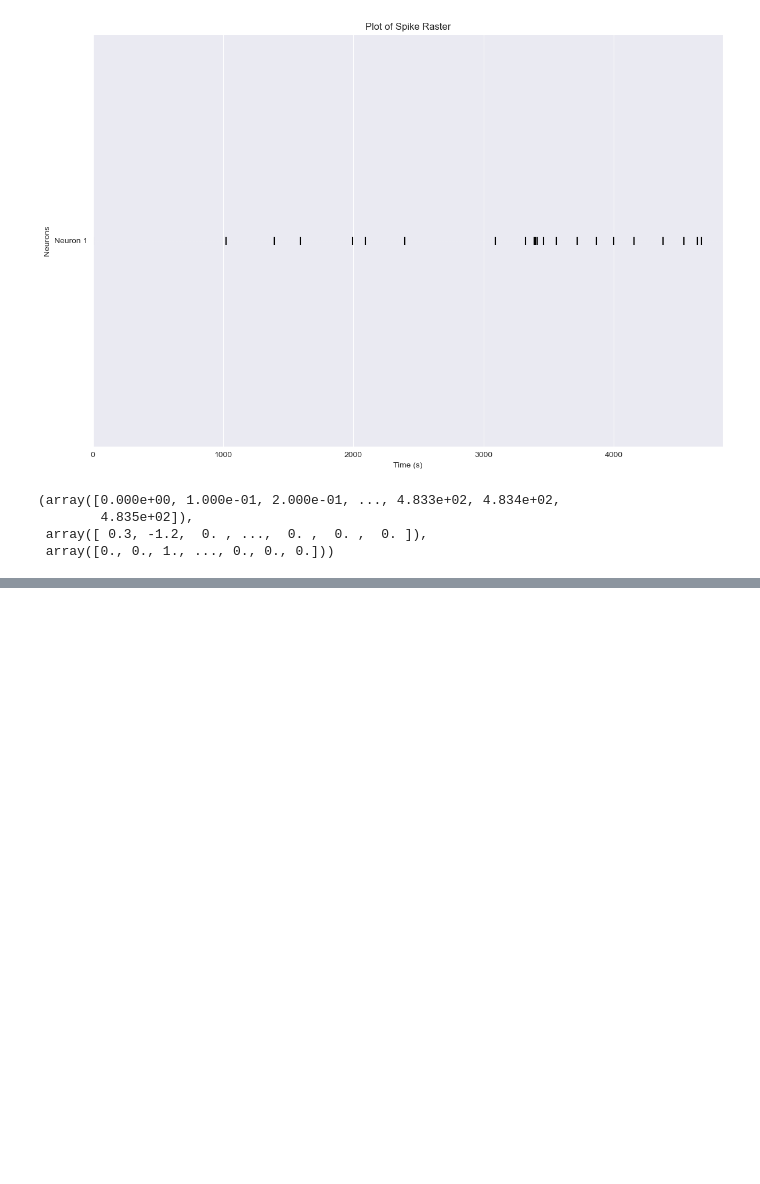
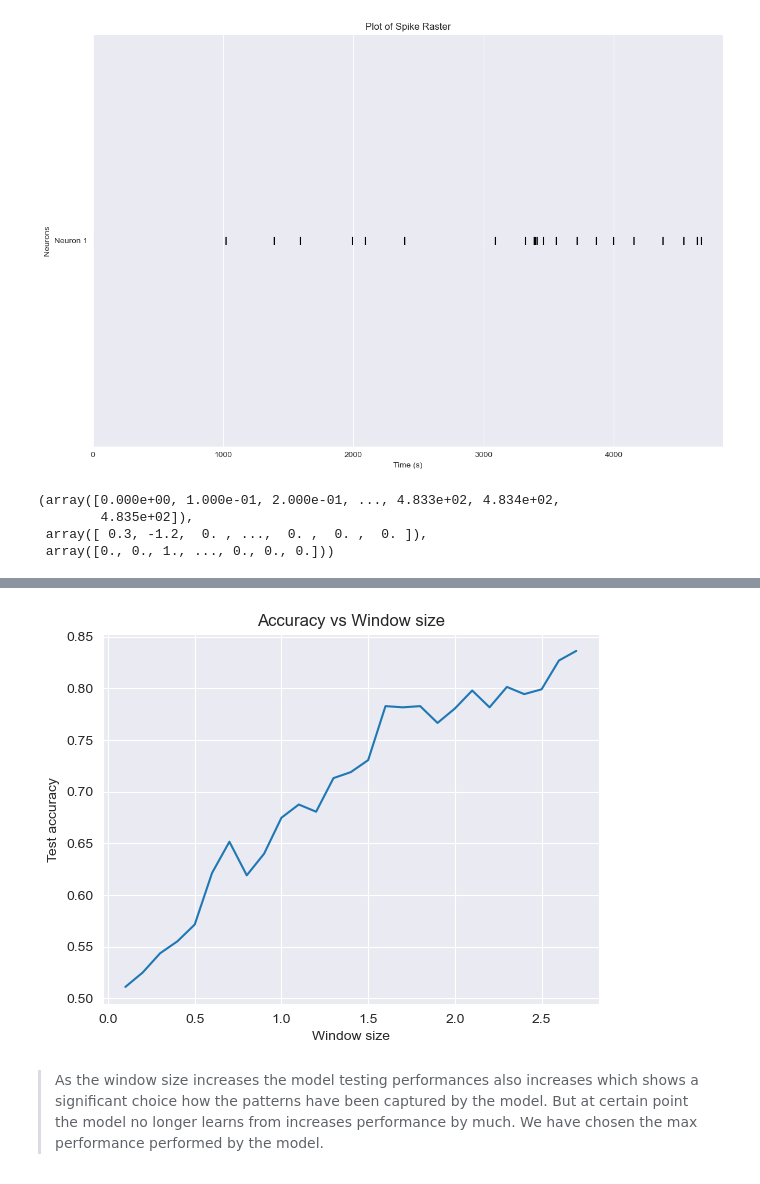
Before and after one commit to gerryfrank10/neuronal-analysis, a Jupyter notebook: Assignment/answer.ipynb, the cells around one changed output, grey strips where cells are left out. Saved outputs shown, nothing was run; the diff lists cells and outputs as text; code cells hidden in the pictures; blank space fills up the shorter version.

```diff
--- a/Assignment/answer.ipynb
+++ b/Assignment/answer.ipynb
@@ -414,0 +511,7 @@ def plot_network(neurons, duration):
+# %%
+# Initializing window sizes and loading the spikes and target predicted variable to the model_rate function
+window_sizes = np.arange(0.1, 2.8, 0.1)
+spikes = np.loadtxt('DataSetCoursework_POG.txt')
+target = spikes[:,-2].astype(int)
+performances, optimal_window_size = model_rate(spikes, target, window_sizes) # Returns the performance and the optimal window sizes.
+print(f'Optimal window size : {optimal_window_size} \n performances are : {performances[optimal_window_size]}')
@@ -414,0 +536,13 @@ def plot_network(neurons, duration):
+# %%
+test_accuracy = [performances[i]['test_score'] for i in performances.keys()]
+window_sizes = [i for i in performances.keys()]
+plt.plot(window_sizes, test_accuracy)
+plt.xlabel('Window size')
+plt.ylabel('Test accuracy')
+plt.title('Accuracy vs Window size')
+plt.show()
+# %% [output]
+[figure, added]
+# %% [markdown]
+> As the window size increases the model testing performances also increases which shows a significant choice how the patterns have been captured by the model. But at certain point the model no longer learns from increases performance by much.
+We have chosen the max performance performed by the model.
```
Also changed, not shown: parts of 40 cells of this notebook, 1 other file.
